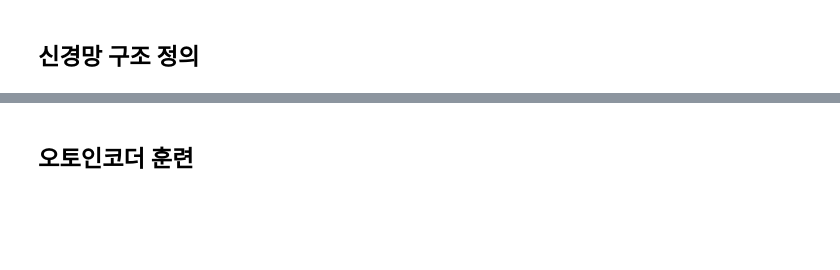
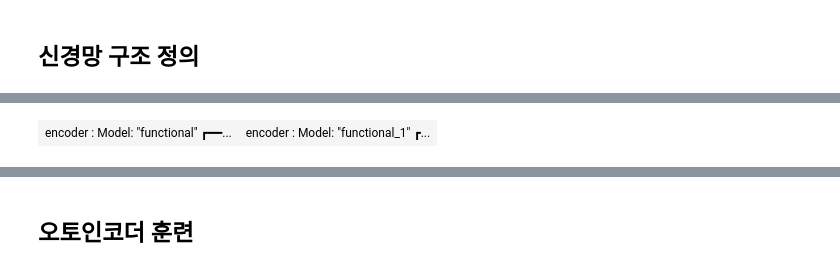
Before and after one commit to jhbell2015/GDL_code, a Jupyter notebook: 03_01_autoencoder_train.ipynb, the cells around one changed output, grey strips where cells are left out. Cells and saved outputs as stored; diff of their text form; code cells hidden in the pictures; blank space fills up the shorter version.

```diff
--- a/03_01_autoencoder_train.ipynb
+++ b/03_01_autoencoder_train.ipynb
@@ -78,0 +73,30 @@ AttributeError: module 'keras.backend' has no attribute 'int_shape'
+# %%
+from tensorflow.keras.models import Sequential
+from tensorflow.keras.layers import Dense
+from IPython.display import display, HTML
+import io
+
+# Example models
+model1 = Sequential([Dense(32, input_shape=(100,), activation='relu')])
+model2 = Sequential([Dense(64, input_shape=(100,), activation='relu')])
+
+# Function to capture summary as string
+def get_summary(model):
+    stream = io.StringIO()
+    model.summary(print_fn=lambda x: stream.write(x + "\n"))
+    return stream.getvalue()
+
+# Get summaries
+summary1 = get_summary(AE.encoder)
+summary2 = get_summary(AE.decoder)
+
+# Display side by side in HTML
+display(HTML(f"""
+<table>
+<tr style="vertical-align:top;">
+<td style="background:rgb(0,60,0)"><div style="color:rgb(255,100,100)">encoder :</div><pre style="font-family:Consolas; font-size:10px;">{summary1}</pre></td>
+<td style="background:rgb(0,60,60)"><div style="color:rgb(255,100,100)">encoder :</div><pre style="font-family:Consolas; font-size:10px;">{summary2}</pre></td>
+</tr>
+</table>
+"""))
+# %% [output]
@@ -79 +105,2 @@ AttributeError: module 'keras.backend' has no attribute 'int_shape'
+| encoder : Model: "functional" ┏━━... | encoder : Model: "functional_1" ┏... |
 # %%
```
Also changed, not shown: parts of 7 cells of this notebook.
